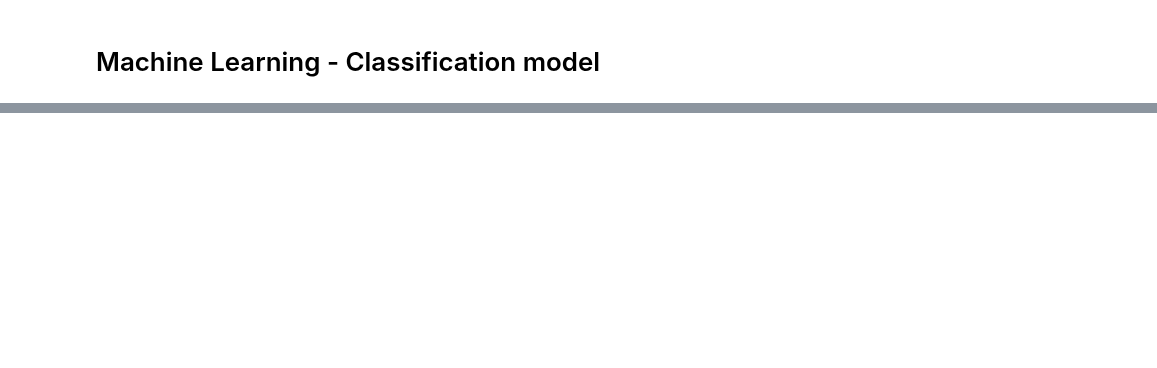
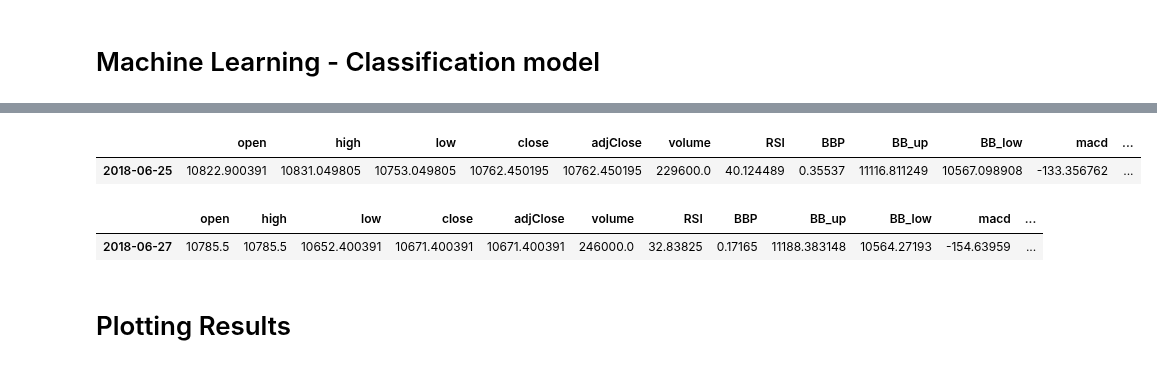
Before and after one commit to suhansaha/freedom, a Jupyter notebook: MACD_plotly.ipynb, the cells around one changed output, grey strips where cells are left out. Drawn from its saved outputs; the diff is of its cells as text; code cells hidden in the pictures; blank space fills up the shorter version.

```diff
--- a/MACD_plotly.ipynb
+++ b/MACD_plotly.ipynb
@@ -226,7 +228,0 @@ price.index.shape[0]
-# %%
-labels = pd.DataFrame(data = {"holdings":np.zeros(price.index.shape[0])},index=price.index)
-
-labels[price['Delta']>0] = S.BUY
-labels[price['Delta']<=0] = S.SELL
-
-price['Holdings'] = labels
@@ -251,0 +231,24 @@ array([<S.BUY: 1>, <S.SELL: 2>, <S.SELL: 2>, <S.SELL: 2>, <S.SELL: 2>,
+# %%
+from enum import Enum
+class S(Enum):
+    BUY = 1
+    SELL = 2
+    HOLD = 3
+
+price.dropna(inplace=True)
+
+#price.drop(columns=['prevClose'], inplace=True)
+
+#print(price.head(5))
+
+#price['Delta'] = price['prevClose']/price['close'] - 1
+
+labels = pd.DataFrame(data = {"holdings":np.zeros(price.index.shape[0])},index=price.index)
+
+#labels[price['Delta']>0] = S.BUY
+#labels[price['Delta']<=0] = S.SELL
+
+#price['Holdings'] = labels
+
+labels[(price['macdhist'] > price['macdhist'].shift(1)) & (price['macdhist'].shift(1) < 0 ) & (price['macdhist'] >= 0 )] = S.BUY
+labels[(price['macdhist'] < price['macdhist'].shift(1)) & (price['macdhist'].shift(1) > 0 ) & (price['macdhist'] <= 0 )] = S.SELL
@@ -251,0 +269,12 @@ array([<S.BUY: 1>, <S.SELL: 2>, <S.SELL: 2>, <S.SELL: 2>, <S.SELL: 2>,
+# %%
+price['2018-06-25']
+# %% [output]
+|  | open | high | low | close | adjClose | volume | RSI | BBP | BB_up | BB_low | macd | ... |
+| 2018-06-25 | 10822.900391 | 10831.049805 | 10753.049805 | 10762.450195 | 10762.450195 | 229600.0 | 40.124489 | 0.35537 | 11116.811249 | 10567.098908 | -133.356762 | ... |
+# %%
+price['2018-06-27']
+# %% [output]
+|  | open | high | low | close | adjClose | volume | RSI | BBP | BB_up | BB_low | macd | ... |
+| 2018-06-27 | 10785.5 | 10785.5 | 10652.400391 | 10671.400391 | 10671.400391 | 246000.0 | 32.83825 | 0.17165 | 11188.383148 | 10564.27193 | -154.63959 | ... |
+# %% [markdown]
+# Plotting Results
```
Also changed, not shown: parts of 19 cells of this notebook.
